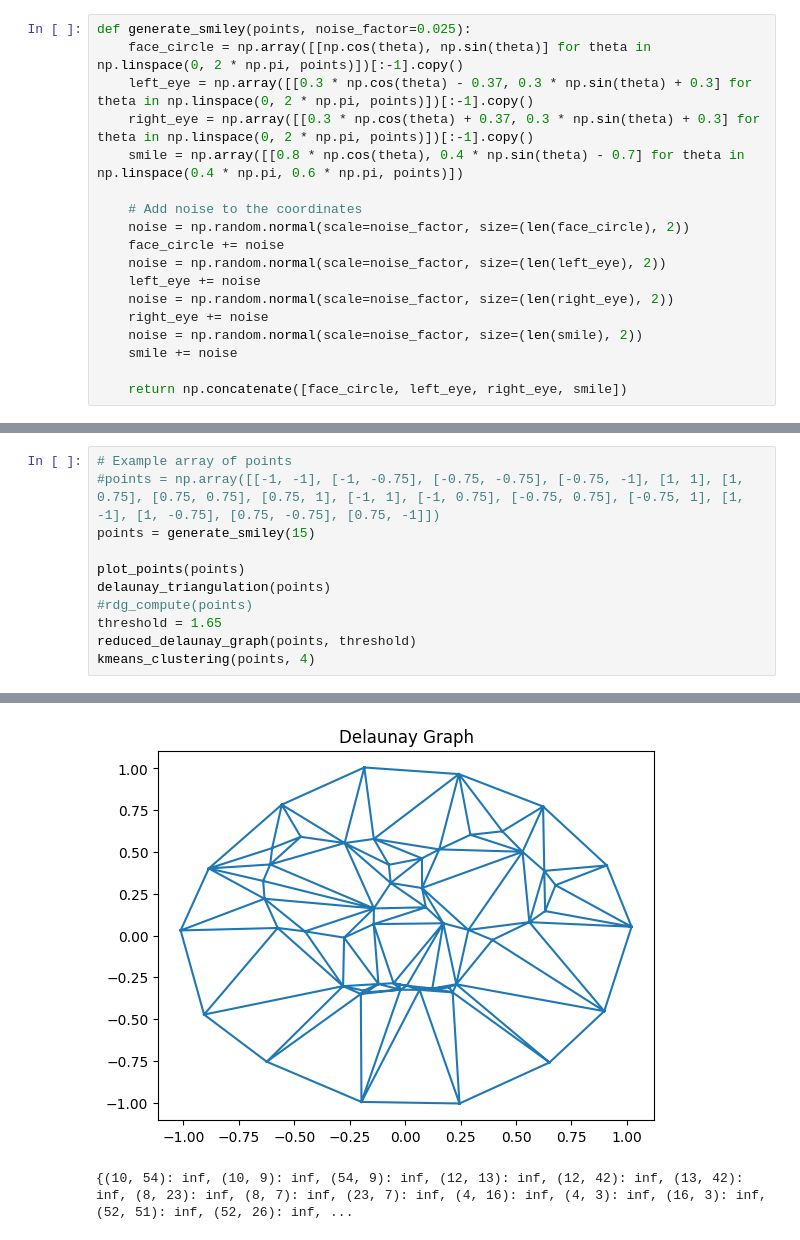
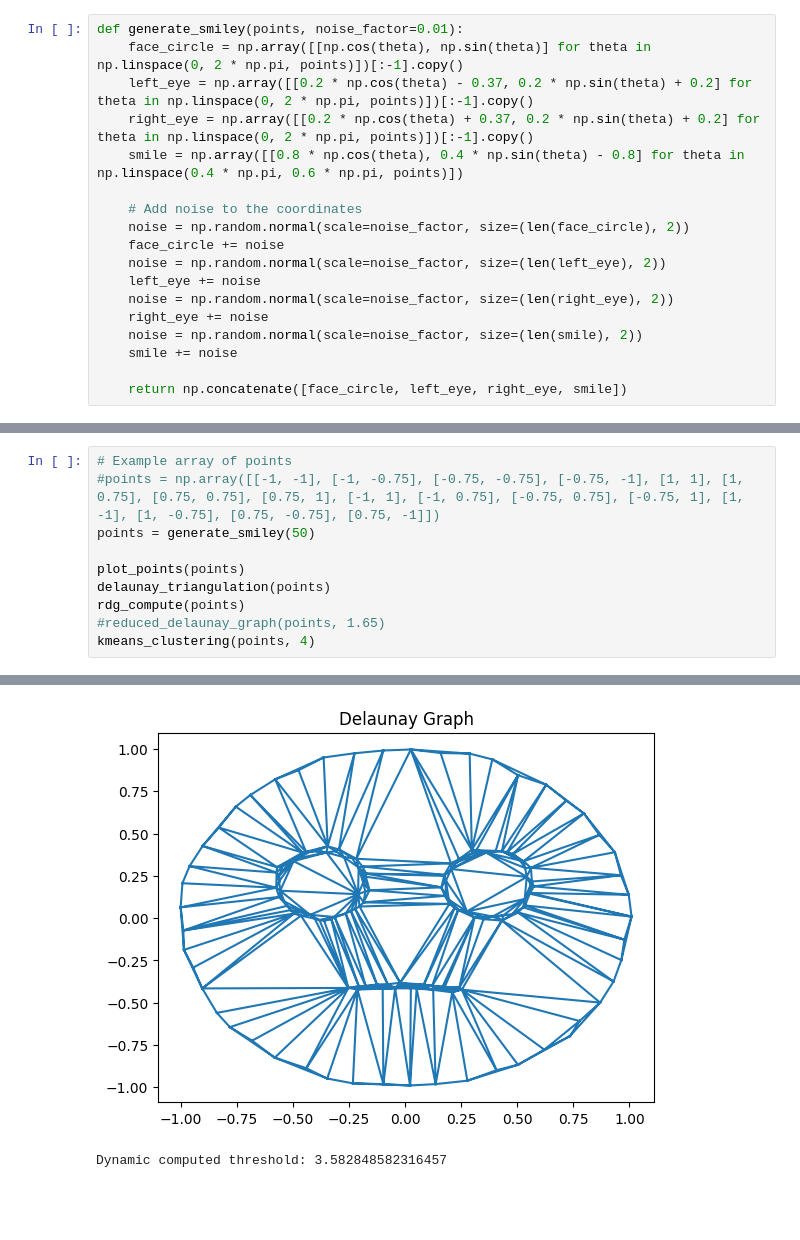
Before and after one commit to Teolul/Dot_Patterns_Perceptual_Grouping_RDG_vs_K-means, a Jupyter notebook: notebook.ipynb, the cells around one changed output, grey strips where cells are left out. Saved outputs shown, nothing was run; the diff lists cells and outputs as text; blank space fills up the shorter version.

```diff
--- a/notebook.ipynb
+++ b/notebook.ipynb
@@ -6,10 +6,10 @@ from matplotlib.collections import LineCollection
 from sklearn.cluster import KMeans
 # %%
-def generate_smiley(points, noise_factor=0.025):
+def generate_smiley(points, noise_factor=0.01):
     face_circle = np.array([[np.cos(theta), np.sin(theta)] for theta in np.linspace(0, 2 * np.pi, points)])[:-1].copy()
-    left_eye = np.array([[0.3 * np.cos(theta) - 0.37, 0.3 * np.sin(theta) + 0.3] for theta in np.linspace(0, 2 * np.pi, points)])[:-1].copy()
-    right_eye = np.array([[0.3 * np.cos(theta) + 0.37, 0.3 * np.sin(theta) + 0.3] for theta in np.linspace(0, 2 * np.pi, points)])[:-1].copy()
-    smile = np.array([[0.8 * np.cos(theta), 0.4 * np.sin(theta) - 0.7] for theta in np.linspace(0.4 * np.pi, 0.6 * np.pi, points)])
+    left_eye = np.array([[0.2 * np.cos(theta) - 0.37, 0.2 * np.sin(theta) + 0.2] for theta in np.linspace(0, 2 * np.pi, points)])[:-1].copy()
+    right_eye = np.array([[0.2 * np.cos(theta) + 0.37, 0.2 * np.sin(theta) + 0.2] for theta in np.linspace(0, 2 * np.pi, points)])[:-1].copy()
+    smile = np.array([[0.8 * np.cos(theta), 0.4 * np.sin(theta) - 0.8] for theta in np.linspace(0.4 * np.pi, 0.6 * np.pi, points)])
 
     # Add noise to the coordinates
     noise = np.random.normal(scale=noise_factor, size=(len(face_circle), 2))
@@ -175,12 +127,11 @@ def reduced_delaunay_graph(points, threshold):
 # %%
 # Example array of points
 #points = np.array([[-1, -1], [-1, -0.75], [-0.75, -0.75], [-0.75, -1], [1, 1], [1, 0.75], [0.75, 0.75], [0.75, 1], [-1, 1], [-1, 0.75], [-0.75, 0.75], [-0.75, 1], [1, -1], [1, -0.75], [0.75, -0.75], [0.75, -1]])
-points = generate_smiley(15)
+points = generate_smiley(50)
 
 plot_points(points)
 delaunay_triangulation(points)
-#rdg_compute(points)
-threshold = 1.65
-reduced_delaunay_graph(points, threshold)
+rdg_compute(points)
+#reduced_delaunay_graph(points, 1.65)
 kmeans_clustering(points, 4)
 # %% [output]
@@ -188,2 +139,2 @@ kmeans_clustering(points, 4)
-[figure, old version]
+[figure, new version]
-{(10, 54): inf, (10, 9): inf, (54, 9): inf, (12, 13): inf, (12, 42): inf, (13, 42): inf, (8, 23): inf, (8, 7): inf, (23, 7): inf, (4, 16): inf, (4, 3): inf, (16, 3): inf, (52, 51): inf, (52, 26): inf, ...
+Dynamic computed threshold: 3.582848582316457
```
Also changed, not shown: parts of 3 cells of this notebook, 7 other files.
